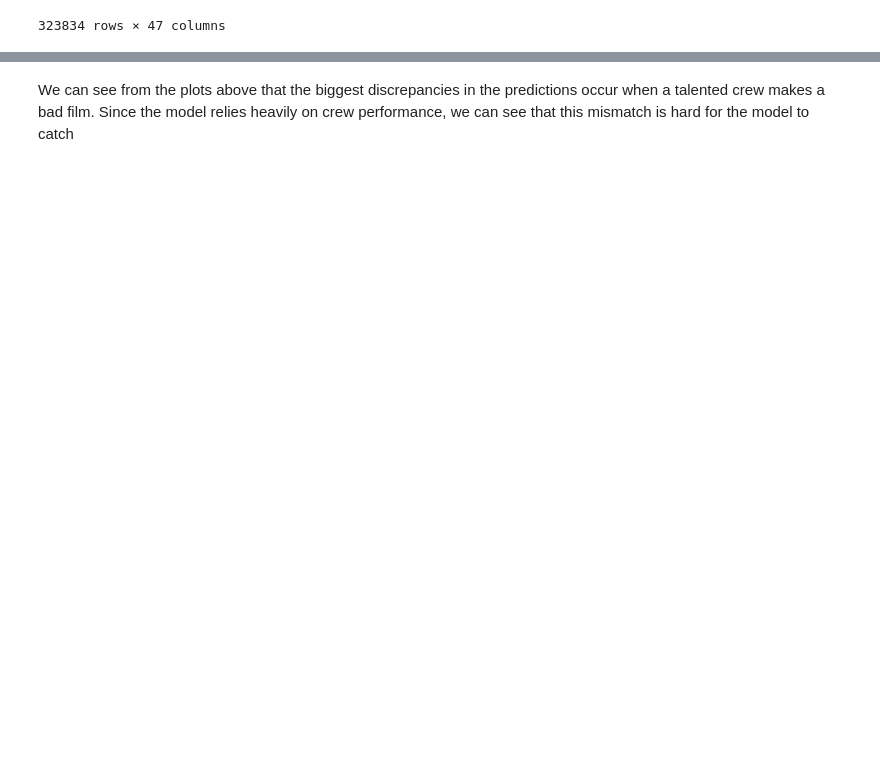
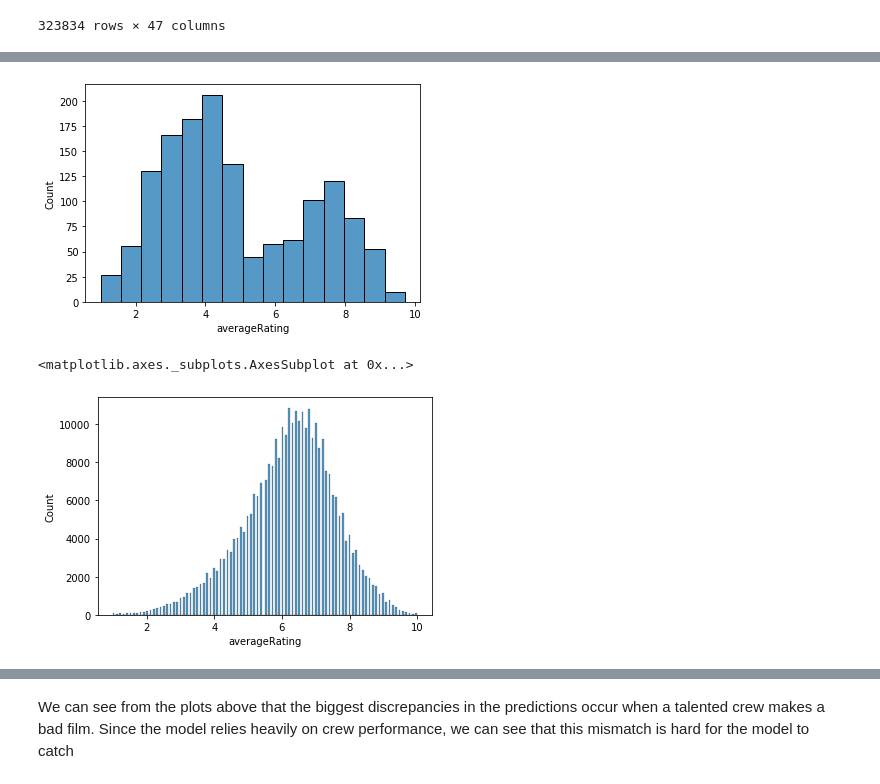
Before and after one commit to tanmaygadgil/imdb-analysis, a Jupyter notebook: Modeling.ipynb, the cells around one changed output, grey strips where cells are left out. Drawn from its saved outputs; the diff is of its cells as text; code cells hidden in the pictures; blank space fills up the shorter version.

```diff
--- a/Modeling.ipynb
+++ b/Modeling.ipynb
@@ -579,3 +590,11 @@ df[abs(df['preds'] - df['averageRating']) > 2].describe()
+# %%
+sns.histplot(x = 'averageRating', data = diff_2)
+plt.show()
+sns.histplot(x = 'averageRating', data = df)
+# %% [output]
+[figure, added]
+<matplotlib.axes._subplots.AxesSubplot at 0x...>
+[figure, added]
 # %%
 diff_3 = df[abs(df['preds'] - df['averageRating']) > 3]
 sns.histplot(x = 'crew_mean', data = diff_3)
```
Also changed, not shown: parts of 9 cells of this notebook, 1 other file.
